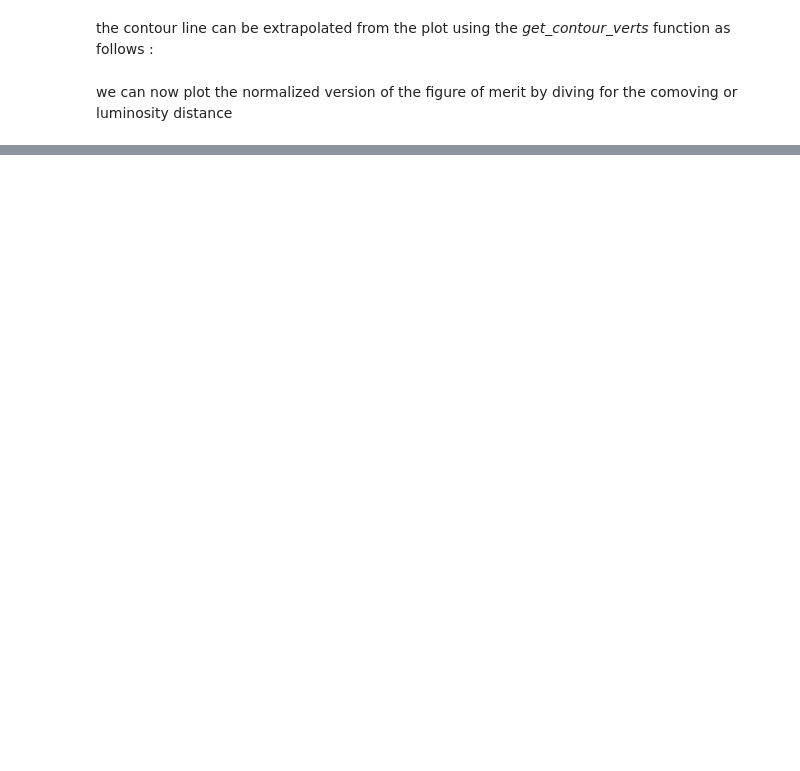
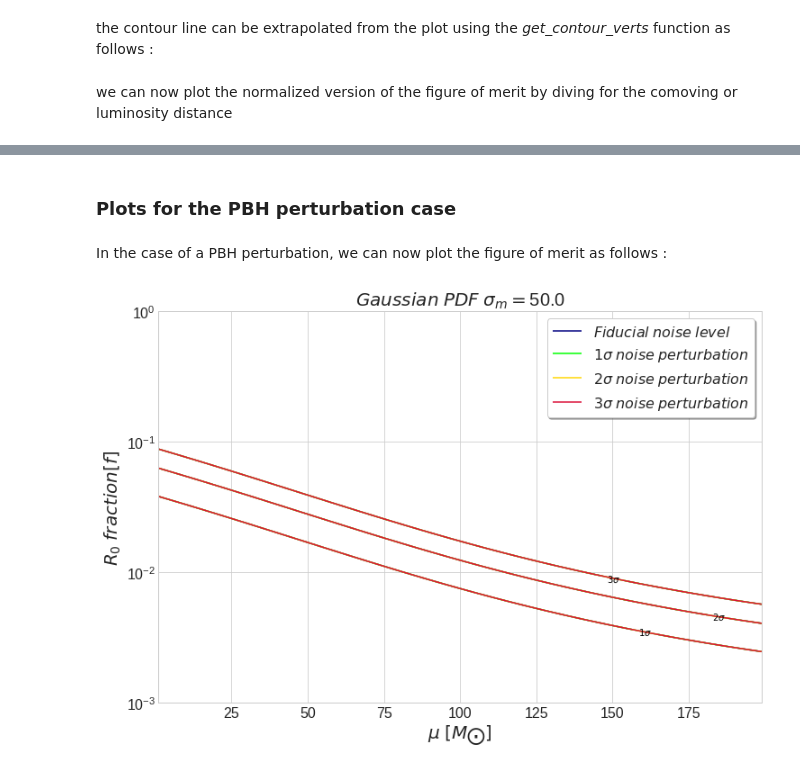
Before and after one commit to KuZa91/PBH_subpopulations_effects_analysis, a Jupyter notebook: SGWBFOM.ipynb, the cells around one changed output, grey strips where cells are left out. Drawn from its saved outputs; the diff is of its cells as text; code cells hidden in the pictures; blank space fills up the shorter version.

```diff
--- a/SGWBFOM.ipynb
+++ b/SGWBFOM.ipynb
@@ -82,3 +95,5 @@ SOBBH_RSpike = True # If true, generate a spike of merging rate in a small redsh
+# %%
+PBH_fRz = True # If true, the merging rate would assumed to be the simple power law evolution of a fixed k, where the
 # %% [markdown]
 Given the sources, we can furthermore decide if we wish to plot their merging rates in function of $z$ :
 # %%
@@ -448,7 +468,7 @@ if SOBBH :
                                            SOBBH_m, SOBBH_M, SOBBH_alpha, SOBBH_betaq, SOBBH_deltam, \
                                            SOBBH_lambdapeak, SOBBH_mum, SOBBH_sigmam, SOBBH_PLnorm, SOBBH_GSnorm, \
                                            SOBBH_qnorm[j], SOBBH_MassPS)*\
-                            SOBBH_DtrDz(0.5*(SOBBH_ranz[i + 1] + SOBBH_ranz[i]))*\
+                            DtrDz(0.5*(SOBBH_ranz[i + 1] + SOBBH_ranz[i]))*\
                             ((ChirpMass(0.5*(SOBBH_ranm1[j + 1] + SOBBH_ranm1[j]),\
                                         0.5*(SOBBH_ranm2[k + 1] + SOBBH_ranm2[k]))*sol_mass)**(5./3.))\
                             /((1. + 0.5*(SOBBH_ranz[i + 1] + SOBBH_ranz[i]))**(1./3.))
@@ -572 +767,5 @@ Z = np.zeros((len(SOBBH_ranampl),len(IntFacR1.z)))
+# %%
+if PBH:
+    X, Y = np.meshgrid(PBH_IntFacDP.PDF_p1, PBH_frange)
+    Z = np.zeros((len(PBH_frange),len(PBH_IntFacDP.PDF_p1)))
 # %% [markdown]
@@ -574,7 +773,13 @@ we can now fill the values of the grid as :
 # %%
-for i in range(len(IntFacR1.z)):
-    for j in range(len(SOBBH_ranampl)):
-        Z[j][i] = (hc_to_Omega(1e-2,SOBBH_hcsqrd(1e-2, SOBBH_ranampl[j]*IntFacR1.IntFac[i])) + SGWB_FidNoise[0])
+if SOBBH:
+    for i in range(len(SOBBH_IntFacDR.z)):
+        for j in range(len(SOBBH_ranampl)):
+            Z[j][i] = (hc_to_Omega(1e-2,SOBBH_hcsqrd(1e-2, SOBBH_ranampl[j]*SOBBH_IntFacDR.IntFac[i])) + SGWB_FidNoise[0])
+
+if PBH:
+    for i in range(len(PBH_IntFacDP.PDF_p1)):
+        for j in range(len(PBH_frange)):
+            Z[j][i] = (hc_to_Omega(1e-2,SOBBH_hcsqrd(1e-2, PBH_frange[j]*PBH_IntFacDP.IntFac[i])) + SGWB_FidNoise[0])
 # %% [markdown]
 <h2> Plotting the results </h2>
 # %% [markdown]
@@ -711,0 +916,37 @@ plt.savefig('DlNormalizedSGWBFOM.png',dpi=500)
+# %% [markdown]
+<h3> Plots for the PBH perturbation case </h3>
+# %% [markdown]
+In the case of a PBH perturbation, we can now plot the figure of merit as follows :
+# %%
+if PBH:
+    fig, ax = plt.subplots(figsize = [12,8])
+    contr1 = ax.contour(X, Y, Z, levels = SGWB_FidNoise[1:4], colors = 'navy')
+    contr2 = ax.contour(X, Y, Z, levels = SGWB_1SigNoise[1:4], colors = 'lime')
+    contr3 = ax.contour(X, Y, Z, levels = SGWB_2SigNoise[1:4], colors = 'gold')
+    contr4 = ax.contour(X, Y, Z, levels = SGWB_3SigNoise[1:4], colors = 'crimson')
+    fmt = {}
+    strs = [r'$1\sigma$', r'$2\sigma$', r'$3\sigma$']
+    for l, s in zip(contr1.levels, strs):
+        fmt[l] = s
+    ax.clabel(contr1, inline=True, fmt = fmt, fontsize=10, colors = 'black')
+    lines = [contr1.collections[0], contr2.collections[0], contr3.collections[0], contr4.collections[0]]
+    labels = [r'$Fiducial \; noise \; level$', r'$1\sigma \; noise \; perturbation$', r'$2\sigma \; noise \; perturbation$', r'$3\sigma \; noise \; perturbation$']
+    ax.set_ylim(1e-3,1.)
+    ax.set_yscale('log')
+    if PBH_Gaussian:
+        ax.set_ylabel(r'$R_0 \; fraction [f]$', fontsize = 20)
+        ax.set_xlabel(r'$\mu \; [M_\bigodot]$', fontsize = 20)
+        ax.set_title(r'$Gaussian \; PDF \; \sigma_m = $'+str(PBH_sigmam), fontsize = 20)
+        plt.legend(lines, labels, loc=1, frameon = True, fancybox = True, shadow = True)
+        fig.savefig('SGWBFOMvsSigmasGSPDF.png', dpi = 500)
+    if PBH_LogNormal:
+        vline = ax.axvline(PBH_Mc, color = 'black')
+        lines.append(vline)
+        labels.append('Arxiv 2109.05836 fiducial value')
+        ax.set_ylabel(r'$R_0 \; fraction [f]$', fontsize = 20)
+        ax.set_xlabel(r'$M_c \; [M_\bigodot]$', fontsize = 20)
+        ax.set_title(r'$LogNormal \;PDF \; \sigma_m = $'+str(PBH_sigmamn), fontsize = 20)
+        plt.legend(lines, labels, loc=1, frameon = True, fancybox = True, shadow = True)
+        fig.savefig('SGWBFOMvsSigmasLNPDF.png', dpi = 500)
+# %% [output]
+[figure, added]
```
Also changed, not shown: parts of 47 cells of this notebook, 6 other files.
